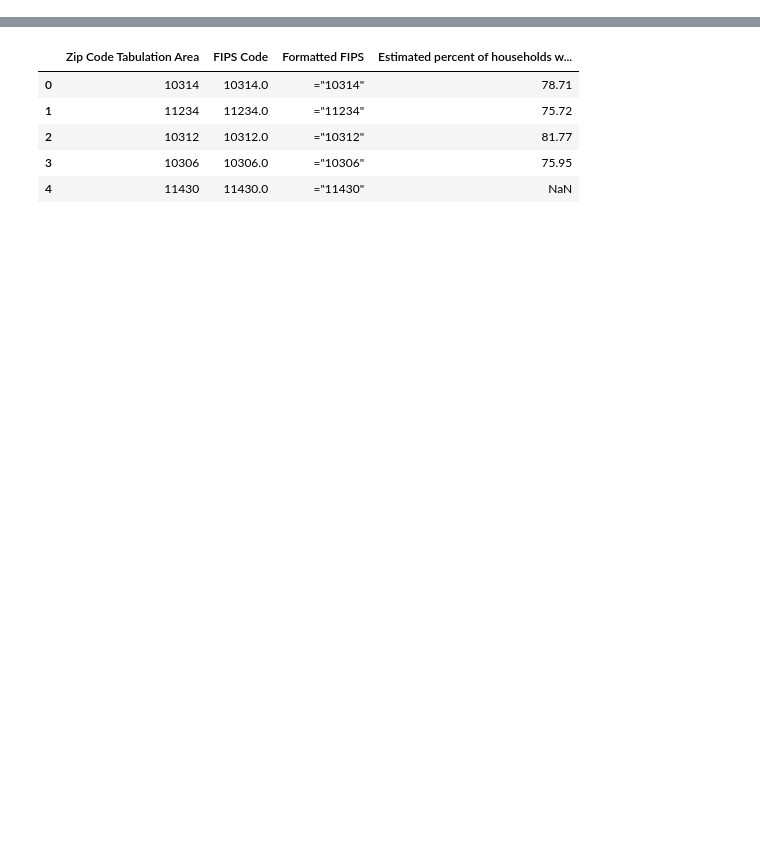
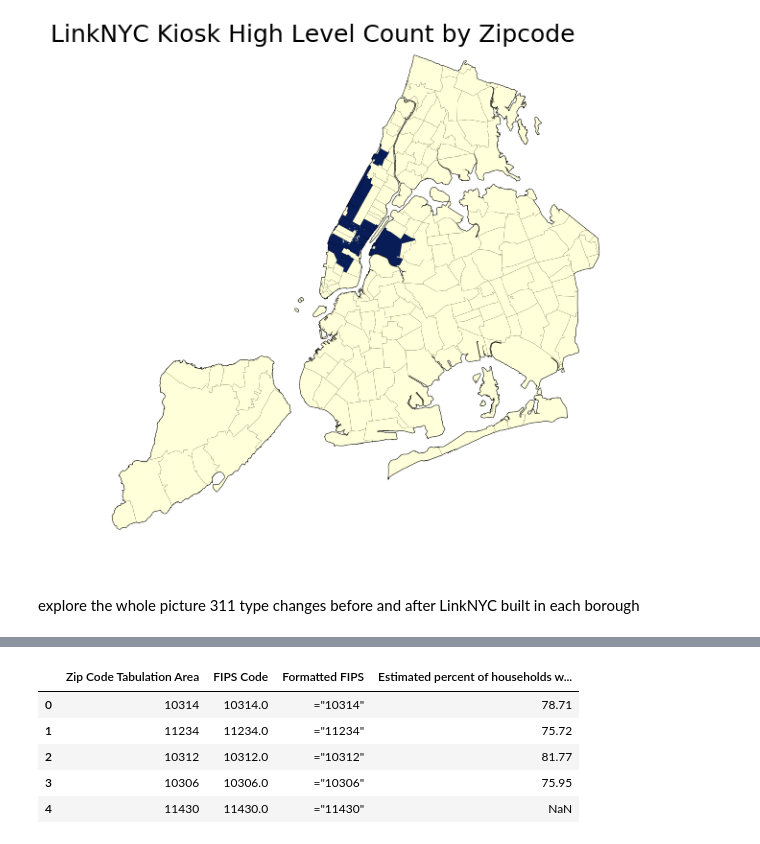
Before and after one commit to capstonelinknyc/311match, a Jupyter notebook: monthly_usage_with_311.ipynb, the cells around one changed output, grey strips where cells are left out. Saved outputs shown, nothing was run; the diff lists cells and outputs as text; code cells hidden in the pictures; blank space fills up the shorter version.

```diff
--- a/monthly_usage_with_311.ipynb
+++ b/monthly_usage_with_311.ipynb
@@ -21,0 +194,12 @@ Populating the interactive namespace from numpy and matplotlib
+# %%
+fig = pl.figure(figsize=(10,10))
+ax = fig.add_subplot(111)
+shapefileNYC.plot(facecolor="k", edgecolor="k",ax=ax)
+shapefileNYC.plot(ax=ax, column="highCount", cmap='YlGnBu', label='highCount')
+plt.title('LinkNYC Kiosk High Level Count by Zipcode', size=25, y=.97, x=0.42)
+ax.axis('off')
+plt.show()
+# %% [output]
+[figure, added]
+# %% [markdown]
+explore the whole picture 311 type changes before and after LinkNYC built in each borough
```
Also changed, not shown: parts of 61 cells of this notebook.
